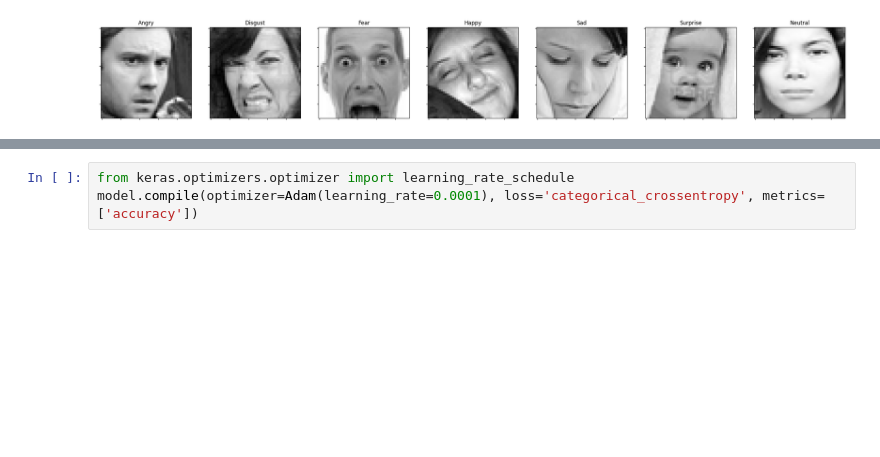
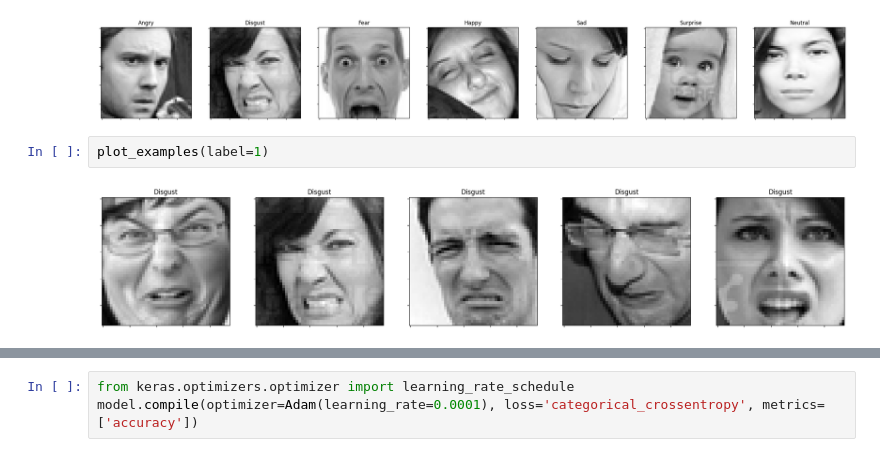
Before and after one commit to jabhij/MusicTherapyTreatment_EmotionDetection, a Jupyter notebook: Mood_Detection_ML_Project.ipynb, the cells around one changed output, grey strips where cells are left out. Drawn from its saved outputs; the diff is of its cells as text; blank space fills up the shorter version.

```diff
--- a/Mood_Detection_ML_Project.ipynb
+++ b/Mood_Detection_ML_Project.ipynb
@@ -164,4 +179,8 @@ test_labels = to_categorical(test_image_label)
 plot_all_emotions()
 # %% [output]
 [figure]
+# %%
+plot_examples(label=1)
+# %% [output]
+[figure, added]
 # %%
```
Also changed, not shown: parts of 35 cells of this notebook.
